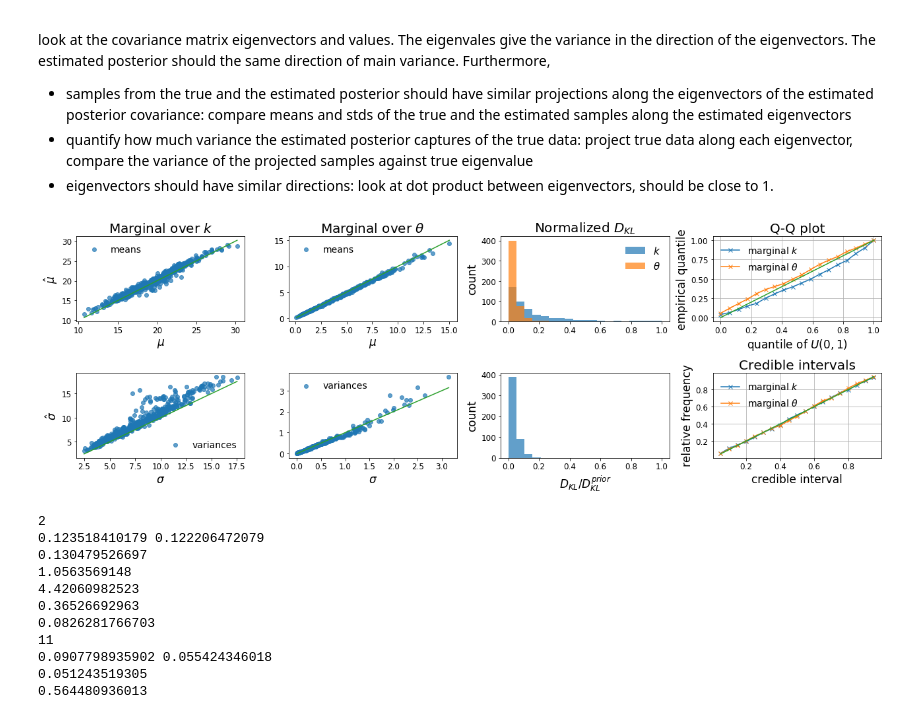
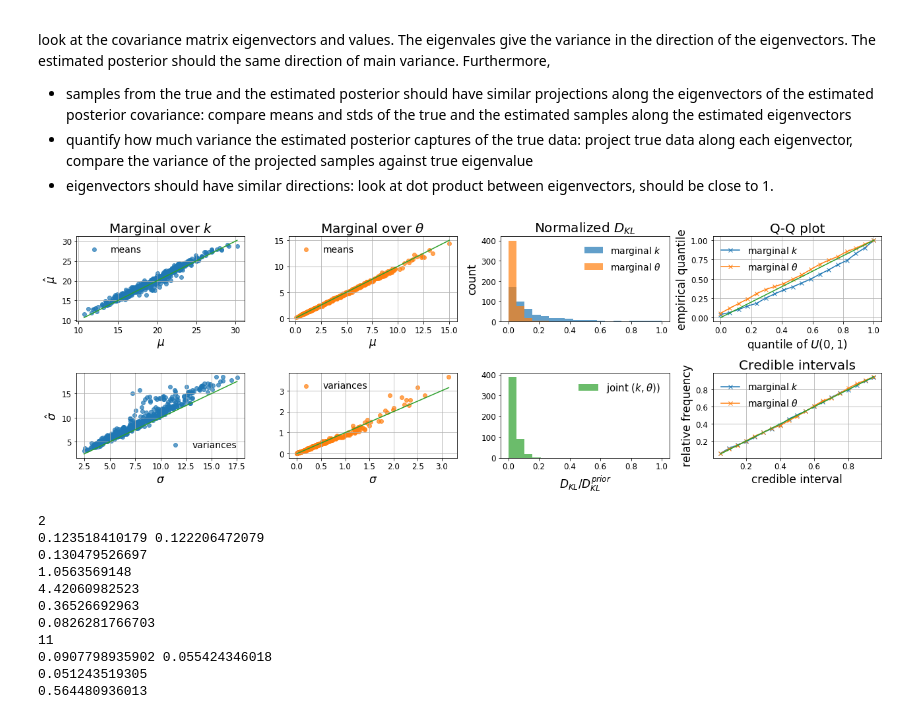
Before and after one commit to janfb/mcabc, a Jupyter notebook: notebooks/ModelComparison_ToyExample_PosteriorChecksNB_Figures.ipynb, the cells around one changed output. Cells and saved outputs as stored; diff of their text form; code cells hidden in the pictures.

```diff
--- a/notebooks/ModelComparison_ToyExample_PosteriorChecksNB_Figures.ipynb
+++ b/notebooks/ModelComparison_ToyExample_PosteriorChecksNB_Figures.ipynb
@@ -175,6 +175,7 @@ fig1, ax = plt.subplots(2, 4, figsize=(18, 6))
 labels = [r'$k$', r'$\theta$']
 xlabels = [r'$\mu$', r'$\sigma$']
 ylabels = [r'$\hat{\mu}$', r'$\hat{\sigma}$']
+colors = ['C0', 'C1']
 
 dkl_bins = np.linspace(0, 1, 20)
 alpha = .7
@@ -184,7 +185,7 @@ for i in range(2):
     # plot means in row 1
     line = np.linspace(mus_exact_zt[i, mask].min(), mus_exact_zt[i, mask].max(), 100)
     plt.sca(ax[0, i])
-    plt.scatter(x=mus_exact_zt[i, mask], y=mus_hat_zt[i, mask],
+    plt.scatter(x=mus_exact_zt[i, mask], y=mus_hat_zt[i, mask], color=colors[i],
                      label='means'.format(xlabels[0], ylabels[0]), alpha=alpha)
     plt.plot(line, line, 'C2')
     if i==0:
@@ -192,32 +193,36 @@ for i in range(2):
     plt.xlabel(xlabels[0])
     plt.title('Marginal over ' + labels[i])
     plt.legend()
+    plt.grid()
 
     # plot variances in column 2
     line = np.linspace(stds_exact_zt[i, mask].min(), stds_exact_zt[i, mask].max(), 100)
     plt.sca(ax[1, i])
-    plt.scatter(x=stds_exact_zt[i, mask], y=stds_hat_zt[i, mask],
+    plt.scatter(x=stds_exact_zt[i, mask], y=stds_hat_zt[i, mask], color=colors[i],
                      label='variances', alpha=alpha)
     plt.plot(line, line, 'C2')
     if i==0:
         plt.ylabel(ylabels[1])
     plt.xlabel(xlabels[1])
     plt.legend()
+    plt.grid()
 
     # DKL in column 3
     ridx = 0
     cidx = 2
-    ax[0, cidx].set_title(r'Normalized $D_{KL}$')
-    n, dkl_bins, patches = ax[ridx, cidx].hist(dkl_ratios[i, mask], bins=dkl_bins,
+    plt.sca(ax[ridx, cidx])
+    plt.title(r'Normalized $D_{KL}$')
+    n, dkl_bins, patches = plt.hist(dkl_ratios[i, mask], bins=dkl_bins,
                                   alpha=alpha,
                                   label='marginal ' + labels[i]);
-    ax[i, cidx].set_ylabel('count')
+    plt.legend()
+    plt.ylabel('count')
     if i == 1:
         ax[i, cidx].set_xlabel(r'$D_{KL} / D_{KL}^{prior}$')
         ax[i, cidx].hist(dkl_ratios[2, mask], bins=dkl_bins,
-                                  alpha=alpha, color='C2'
+                                  alpha=alpha, color='C2',
                                   label=r'joint $(k, \theta)$)')
-    ax[ridx, cidx].legend(fontsize=15)
+        ax[i, cidx].legend(fontsize=15)
     #                 label=r'$\frac{D_{KL}(p(\theta | x)||\hat{p}(\theta | x))}{ D_{KL}(p(\theta | x)||p_{prior}(\theta))}$',
 
 
@@ -230,34 +235,34 @@ for i in range(2):
     ax[ridx, cidx].plot(theo_quantiles, sample_quantiles, 'x-', label=r'marginal ' + labels[i])
     if i == 1:
         ax[ridx, cidx].plot(theo_quantiles, theo_quantiles)
         ax[ridx, cidx].grid()
         ax[ridx, cidx].set_title('Q-Q plot')
     ax[ridx, cidx].legend()
     ax[ridx, cidx].set_ylabel('empirical quantile')
     ax[ridx, cidx].set_xlabel(r'quantile of $U(0, 1)$')
 
     ridx = 1
     ax[ridx, cidx].plot(credible_intervals, ci_probs_hat[i, ], 'x-', label=r'marginal ' + labels[i])
     if i==1:
         ax[ridx, cidx].plot(credible_intervals, credible_intervals, '-')
         ax[ridx, cidx].set_ylabel('relative frequency')
         ax[ridx, cidx].set_xlabel('credible interval')
         ax[ridx, cidx].grid()
         ax[ridx, cidx].set_title('Credible intervals')
     ax[ridx, cidx].legend()
 
 # add plots for large dkl ratios
 # i = 0
 # n, dkl_bins, patches = ax[0, 2].hist(dkl_ratios[0, largedkls_idx], bins=dkl_bins,
 #                               alpha=alpha, color='r',
 #                               label=labels[0]);
 # ax[0, 0].scatter(x=mus_exact_zt[i, largedkls_idx], y=mus_hat_zt[i, largedkls_idx],
 #              label=labels[i] + r', ($\mu$, $\hat{\mu}$)', alpha=alpha, color='C3')
 # ax[0, 1].scatter(x=stds_exact_zt[i, largedkls_idx], y=stds_hat_zt[i, largedkls_idx],
 #              label=labels[i] + r', ($\sigma$, $\hat{\sigma}$)', alpha=alpha, color='C3')
 plt.tight_layout()
 # %% [output]
-[figure, old version]
+[figure, new version]
 # %%
 joint_prior = JointGammaPrior(prior_k, prior_theta)
 # %%
```
Also changed, not shown: parts of 1 cell of this notebook.
